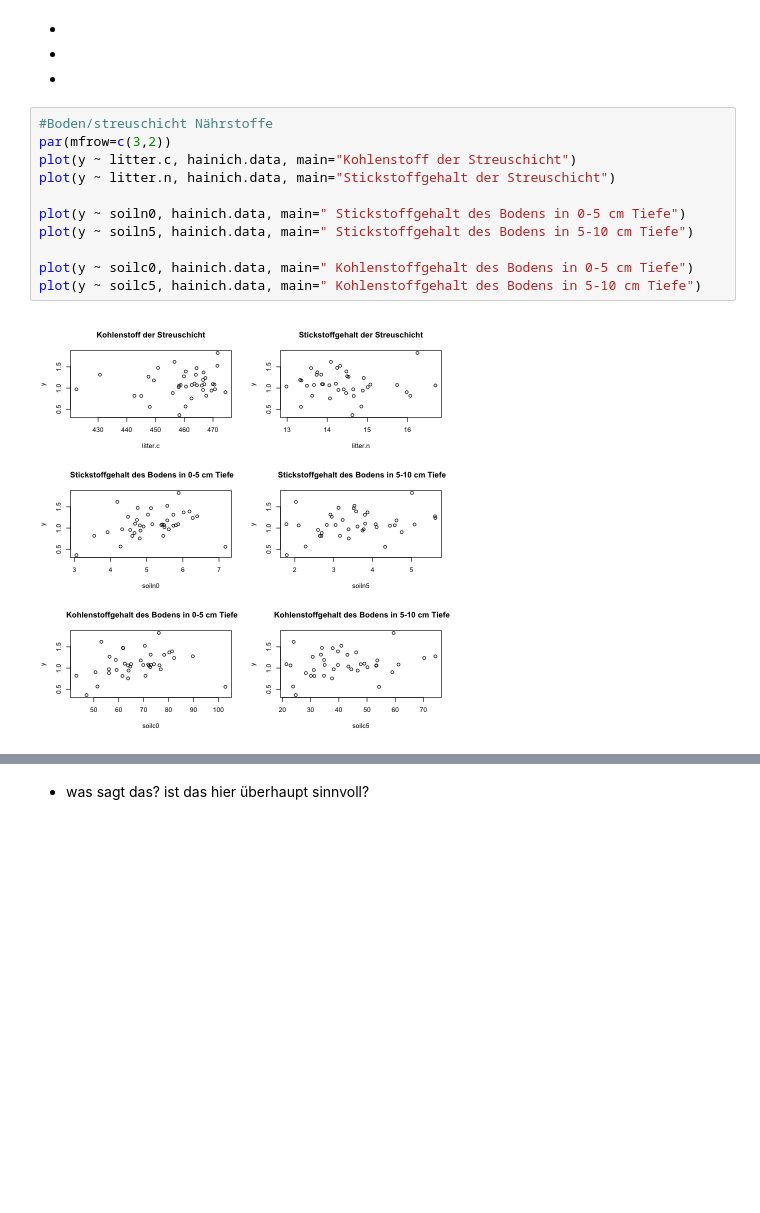
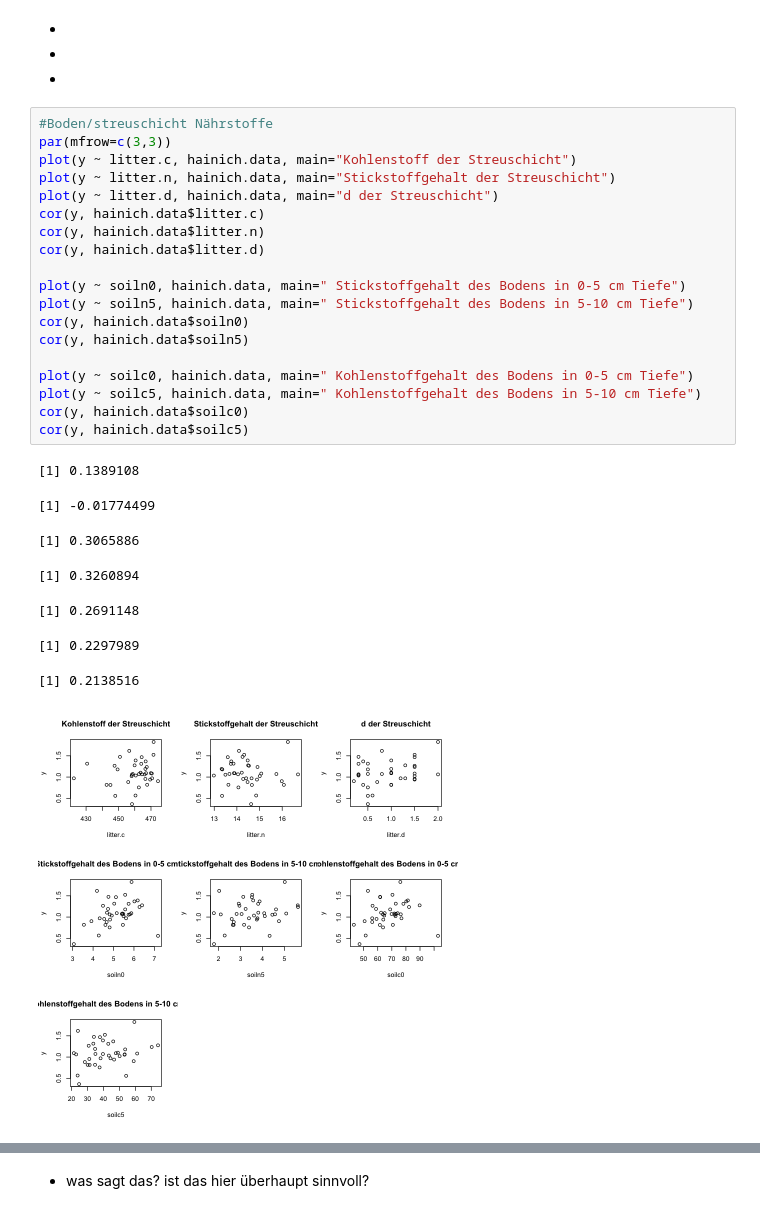
Before and after one commit to anshkhubchandani/statistik, a Jupyter notebook: projekt10.ipynb, the cells around one changed output, grey strips where cells are left out. Drawn from its saved outputs; the diff is of its cells as text; blank space fills up the shorter version.

```diff
--- a/projekt10.ipynb
+++ b/projekt10.ipynb
@@ -222,17 +263,32 @@ plot(y ~ rootc5, hainich.data, main="Kohlenstoffgehalt der Wurzeln in 5-10 cm Ti
 -
 # %%
 #Boden/streuschicht Nährstoffe
-par(mfrow=c(3,2))
+par(mfrow=c(3,3))
 plot(y ~ litter.c, hainich.data, main="Kohlenstoff der Streuschicht")
 plot(y ~ litter.n, hainich.data, main="Stickstoffgehalt der Streuschicht")
+plot(y ~ litter.d, hainich.data, main="d der Streuschicht")
+cor(y, hainich.data$litter.c)
+cor(y, hainich.data$litter.n)
+cor(y, hainich.data$litter.d)
 
 plot(y ~ soiln0, hainich.data, main=" Stickstoffgehalt des Bodens in 0-5 cm Tiefe")
 plot(y ~ soiln5, hainich.data, main=" Stickstoffgehalt des Bodens in 5-10 cm Tiefe")
+cor(y, hainich.data$soiln0)
+cor(y, hainich.data$soiln5)
 
 plot(y ~ soilc0, hainich.data, main=" Kohlenstoffgehalt des Bodens in 0-5 cm Tiefe")
 plot(y ~ soilc5, hainich.data, main=" Kohlenstoffgehalt des Bodens in 5-10 cm Tiefe")
+cor(y, hainich.data$soilc0)
+cor(y, hainich.data$soilc5)
 # %% [output]
+[1] 0.1389108
+[1] -0.01774499
+[1] 0.3065886
+[1] 0.3260894
+[1] 0.2691148
+[1] 0.2297989
+[1] 0.2138516
-[figure, old version]
+[figure, new version]
 # %%
 # Nährstoffe der Streuschicht bzw. des Bodens i
 par(mfrow=c(3,3))
```
Also changed, not shown: parts of 12 cells of this notebook.
